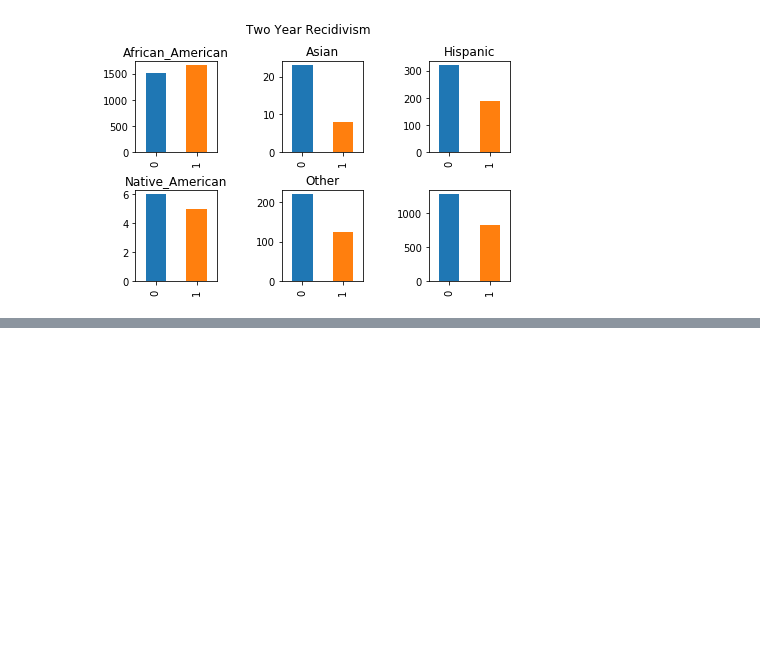
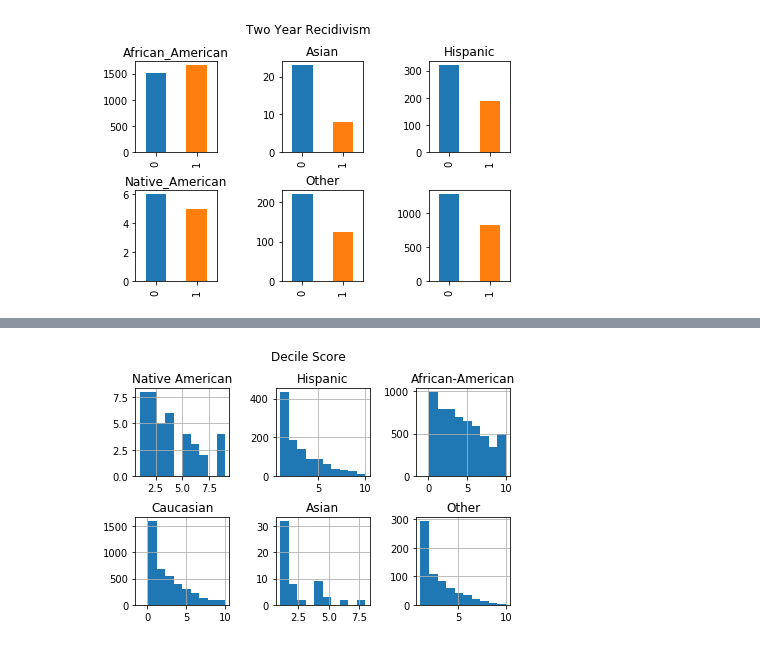
Before and after one commit to ljleppan/compas-data-analysis, a Jupyter notebook: plots_and_fiddling.ipynb, the cells around one changed output, grey strips where cells are left out. Cells and saved outputs as stored; diff of their text form; code cells hidden in the pictures; blank space fills up the shorter version.

```diff
--- a/plots_and_fiddling.ipynb
+++ b/plots_and_fiddling.ipynb
@@ -140,0 +175,13 @@ plt.show()
+# %%
+# Histograms of different races' decile scores
+fig, axes = plt.subplots(2, 3)
+plt.suptitle('Decile Score')
+for i, ethnicity in enumerate(races):
+    axis = axes[floor(i / 3), i % 3]
+    propub_compas_df[propub_compas_df.race == ethnicity].v_decile_score.hist(ax=axis)
+    axis.set_title(ethnicity)
+plt.tight_layout()
+plt.subplots_adjust(top=.85)
+plt.show()
+# %% [output]
+[figure, added]
```
Also changed, not shown: parts of 7 cells of this notebook, 1 other file.
